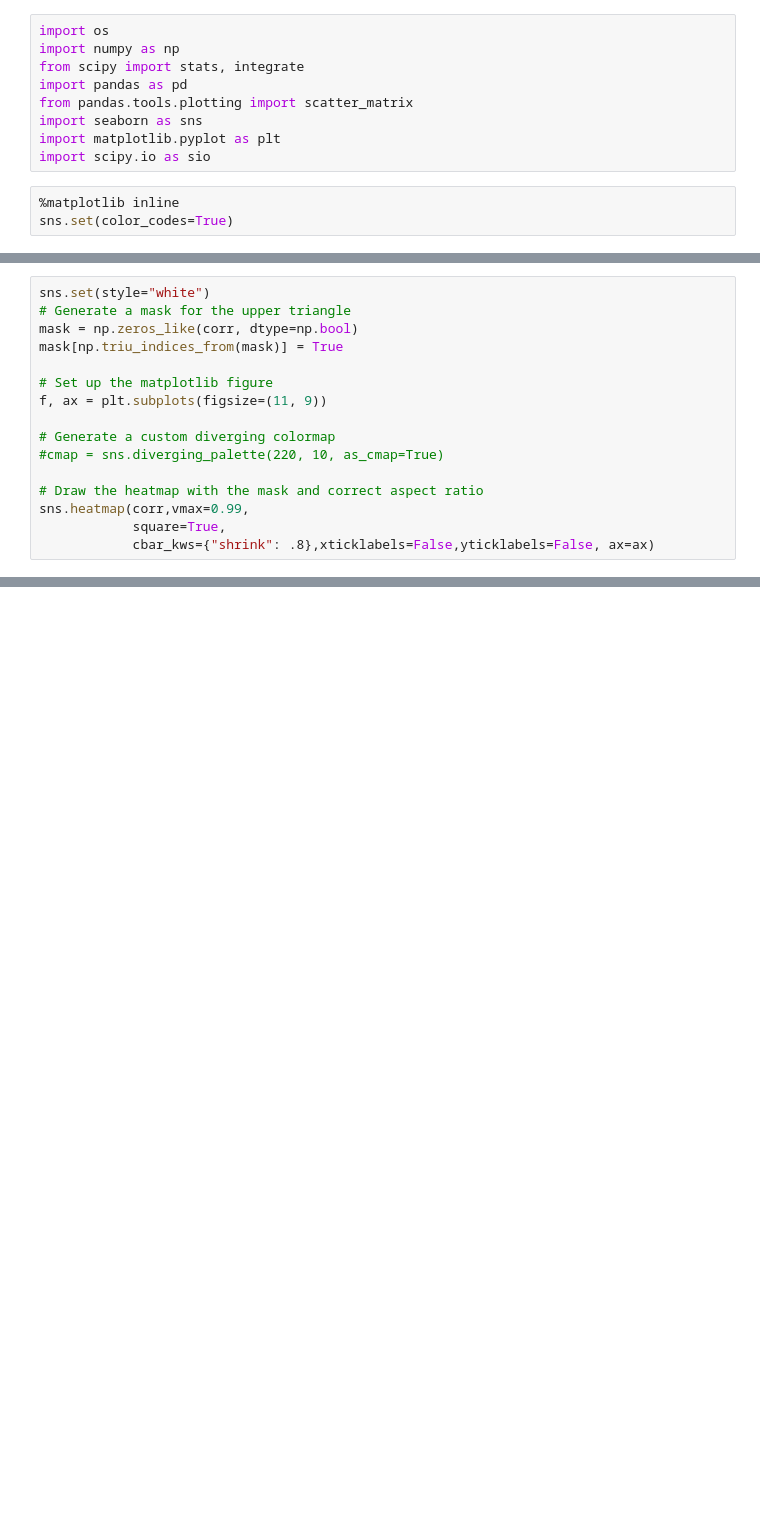
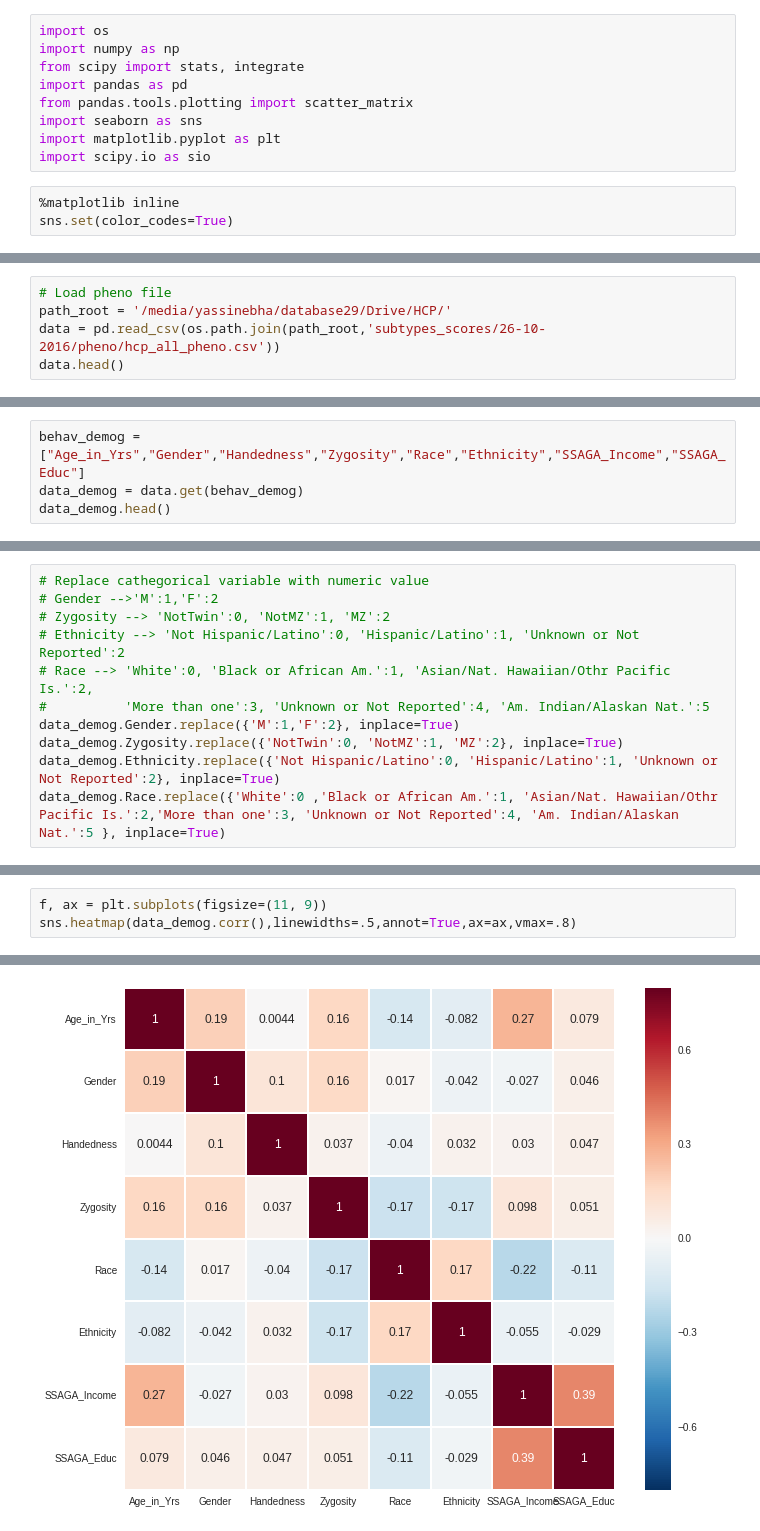
Before and after one commit to SIMEXP/hcp, a Jupyter notebook: HCP_pheno-corr_language-Copy1.ipynb, the cells around one changed output, grey strips where cells are left out. Drawn from its saved outputs; the diff is of its cells as text; blank space fills up the shorter version.

```diff
--- a/HCP_pheno-corr_language-Copy1.ipynb
+++ b/HCP_pheno-corr_language-Copy1.ipynb
@@ -40,16 +21,0 @@ corr = data_subset.corr()
-# %%
-sns.set(style="white")
-# Generate a mask for the upper triangle
-mask = np.zeros_like(corr, dtype=np.bool)
-mask[np.triu_indices_from(mask)] = True
-
-# Set up the matplotlib figure
-f, ax = plt.subplots(figsize=(11, 9))
-
-# Generate a custom diverging colormap
-#cmap = sns.diverging_palette(220, 10, as_cmap=True)
-
-# Draw the heatmap with the mask and correct aspect ratio
-sns.heatmap(corr,vmax=0.99,
-            square=True,
-            cbar_kws={"shrink": .8},xticklabels=False,yticklabels=False, ax=ax)
@@ -127,0 +22,5 @@ Name: FD, dtype: object
+# %%
+# Load pheno file
+path_root = '/media/yassinebha/database29/Drive/HCP/'
+data = pd.read_csv(os.path.join(path_root,'subtypes_scores/26-10-2016/pheno/hcp_all_pheno.csv'))
+data.head()
@@ -127,0 +37,4 @@ Name: FD, dtype: object
+# %%
+behav_demog = ["Age_in_Yrs","Gender","Handedness","Zygosity","Race","Ethnicity","SSAGA_Income","SSAGA_Educ"]
+data_demog = data.get(behav_demog)
+data_demog.head()
@@ -127,0 +72,11 @@ Name: FD, dtype: object
+# %%
+# Replace cathegorical variable with numeric value
+# Gender -->'M':1,'F':2
+# Zygosity --> 'NotTwin':0, 'NotMZ':1, 'MZ':2
+# Ethnicity --> 'Not Hispanic/Latino':0, 'Hispanic/Latino':1, 'Unknown or Not Reported':2
+# Race --> 'White':0, 'Black or African Am.':1, 'Asian/Nat. Hawaiian/Othr Pacific Is.':2,
+#          'More than one':3, 'Unknown or Not Reported':4, 'Am. Indian/Alaskan Nat.':5
+data_demog.Gender.replace({'M':1,'F':2}, inplace=True)
+data_demog.Zygosity.replace({'NotTwin':0, 'NotMZ':1, 'MZ':2}, inplace=True)
+data_demog.Ethnicity.replace({'Not Hispanic/Latino':0, 'Hispanic/Latino':1, 'Unknown or Not Reported':2}, inplace=True)
+data_demog.Race.replace({'White':0 ,'Black or African Am.':1, 'Asian/Nat. Hawaiian/Othr Pacific Is.':2,'More than one':3, 'Unknown or Not Reported':4, 'Am. Indian/Alaskan Nat.':5 }, inplace=True)
@@ -127,0 +88,4 @@ Name: FD, dtype: object
+# %%
+f, ax = plt.subplots(figsize=(11, 9))
+sns.heatmap(data_demog.corr(),linewidths=.5,annot=True,ax=ax,vmax=.8)
+# %% [output]
@@ -127,0 +93 @@ Name: FD, dtype: object
+[figure, added]
```
Also changed, not shown: parts of 40 cells of this notebook.
